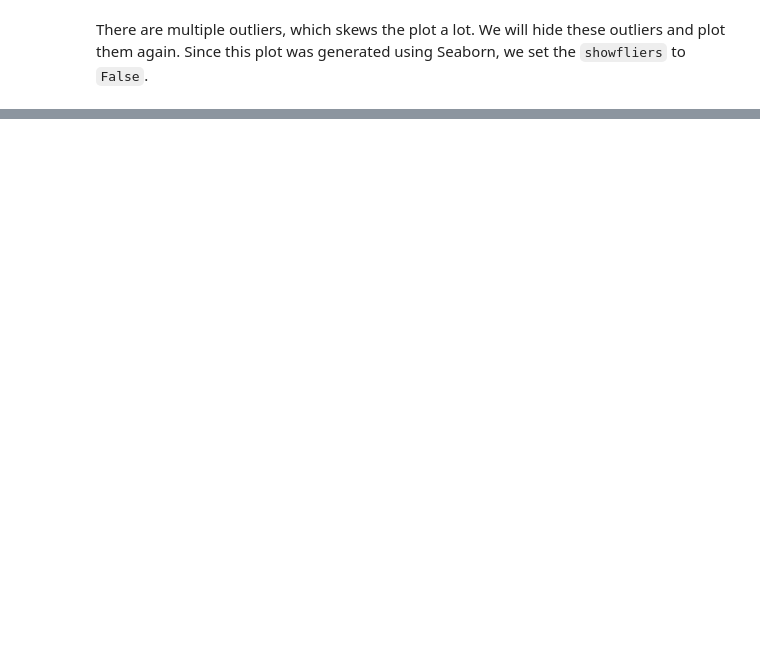
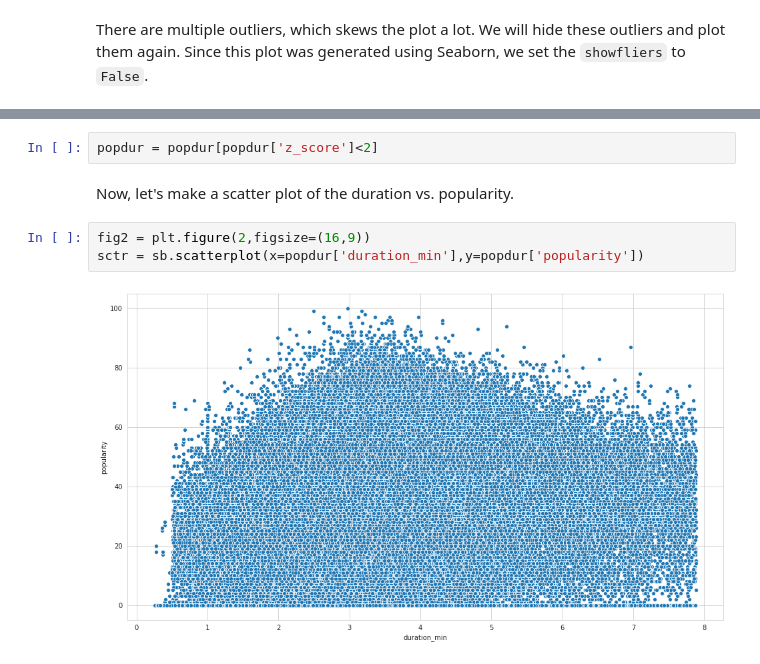
Before and after one commit to rickrollrumble/Spotifynsights, a Jupyter notebook: spotifinsights.ipynb, the cells around one changed output, grey strips where cells are left out. Saved outputs shown, nothing was run; the diff lists cells and outputs as text; blank space fills up the shorter version.

```diff
--- a/spotifinsights.ipynb
+++ b/spotifinsights.ipynb
@@ -96,0 +108,9 @@ Text(0.5, 0, 'Track Duration (minutes)')
+# %%
+popdur = popdur[popdur['z_score']<2]
+# %% [markdown]
+Now, let's make a scatter plot of the duration vs. popularity.
+# %%
+fig2 = plt.figure(2,figsize=(16,9))
+sctr = sb.scatterplot(x=popdur['duration_min'],y=popdur['popularity'])
+# %% [output]
+[figure, added]
```
Also changed, not shown: parts of 14 cells of this notebook.
